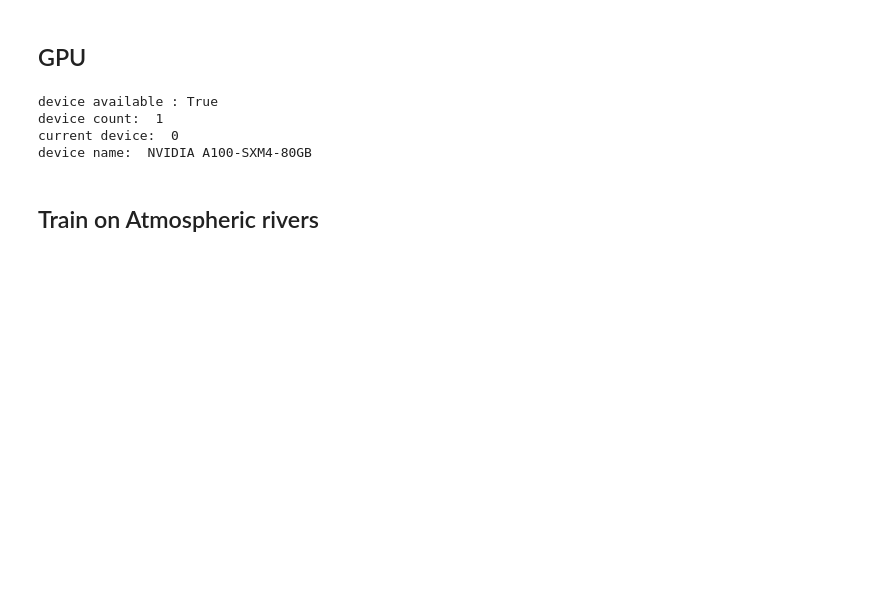
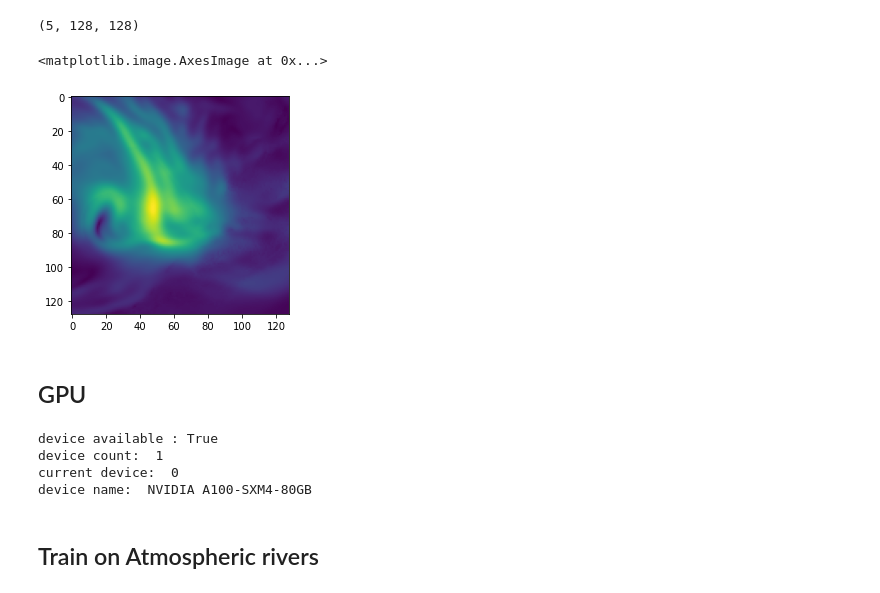
Before and after one commit to timbhiggins/denoising-diffusion-pytorch, a Jupyter notebook: Development.ipynb, the cells around one changed output. Cells and saved outputs as stored; diff of their text form; code cells hidden in the pictures; blank space fills up the shorter version.

```diff
--- a/Development.ipynb
+++ b/Development.ipynb
@@ -51,6 +51,22 @@ from denoising_diffusion_pytorch.version import __version__
 import matplotlib.pyplot as plt
 from denoising_diffusion_pytorch import Unet, GaussianDiffusion, Trainer
 import pickle
+# %%
+mean = 152.16729736328125
+std = 147.735107421875
+maxivt = 15.220598
+minivt = -1.0300009
+data = xr.open_dataset('/glade/derecho/scratch/timothyh/data/diffusion_forecasts/processed/lead_0/train.nc').forecast.sel(time=slice(1,5))
+data = (data-mean)/std
+data = (data-minivt)/(maxivt-minivt)
+data.shape
+# %% [output]
+(5, 128, 128)
+# %%
+plt.imshow(data[2,:,:])
+# %% [output]
+<matplotlib.image.AxesImage at 0x...>
+[figure, added]
 # %% [markdown]
 ## GPU
 # %%
```
Also changed, not shown: parts of 7 cells of this notebook, 3 other files.
